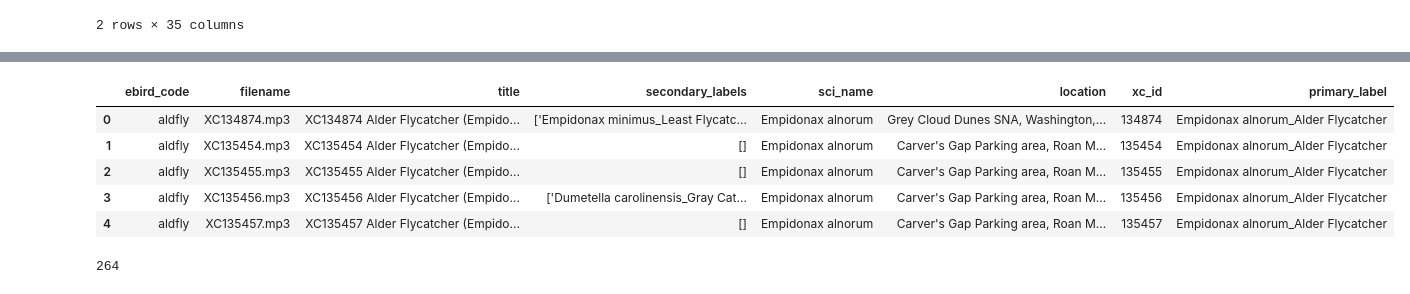
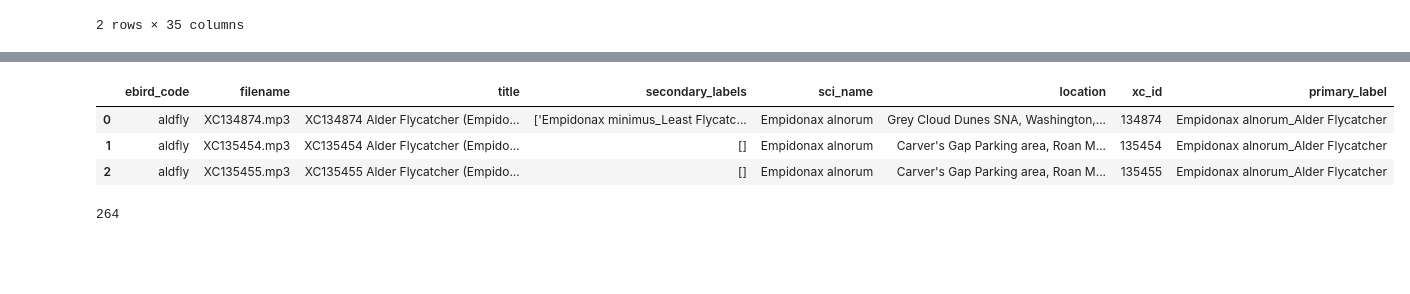
Before and after one commit to benbogart/bird_vocalization_classification, a Jupyter notebook: 02_Download_additional_recordings.ipynb, the cells around one changed output, grey strips where cells are left out. Cells and saved outputs as stored; diff of their text form; code cells hidden in the pictures; blank space fills up the shorter version.

```diff
--- a/02_Download_additional_recordings.ipynb
+++ b/02_Download_additional_recordings.ipynb
@@ -82,12 +75,10 @@ Index(['rating', 'playback_used', 'ebird_code', 'channels', 'date', 'pitch',
 # %%
 #look at columns of interest
 df[['ebird_code', 'filename', 'title', 'secondary_labels', 'sci_name',
-    'location', 'xc_id', 'primary_label']].head()
+    'location', 'xc_id', 'primary_label']].head(3)
 # %% [output]
 |  | ebird_code | filename | title | secondary_labels | sci_name | location | xc_id | primary_label |
 | 0 | aldfly | XC134874.mp3 | XC134874 Alder Flycatcher (Empido... | ['Empidonax minimus_Least Flycatc... | Empidonax alnorum | Grey Cloud Dunes SNA, Washington,... | 134874 | Empidonax alnorum_Alder Flycatcher |
 | 1 | aldfly | XC135454.mp3 | XC135454 Alder Flycatcher (Empido... | [] | Empidonax alnorum | Carver's Gap Parking area, Roan M... | 135454 | Empidonax alnorum_Alder Flycatcher |
 | 2 | aldfly | XC135455.mp3 | XC135455 Alder Flycatcher (Empido... | [] | Empidonax alnorum | Carver's Gap Parking area, Roan M... | 135455 | Empidonax alnorum_Alder Flycatcher |
-| 3 | aldfly | XC135456.mp3 | XC135456 Alder Flycatcher (Empido... | ['Dumetella carolinensis_Gray Cat... | Empidonax alnorum | Carver's Gap Parking area, Roan M... | 135456 | Empidonax alnorum_Alder Flycatcher |
-| 4 | aldfly | XC135457.mp3 | XC135457 Alder Flycatcher (Empido... | [] | Empidonax alnorum | Carver's Gap Parking area, Roan M... | 135457 | Empidonax alnorum_Alder Flycatcher |
 # %%
```
Also changed, not shown: parts of 17 cells of this notebook, 2 other files.
